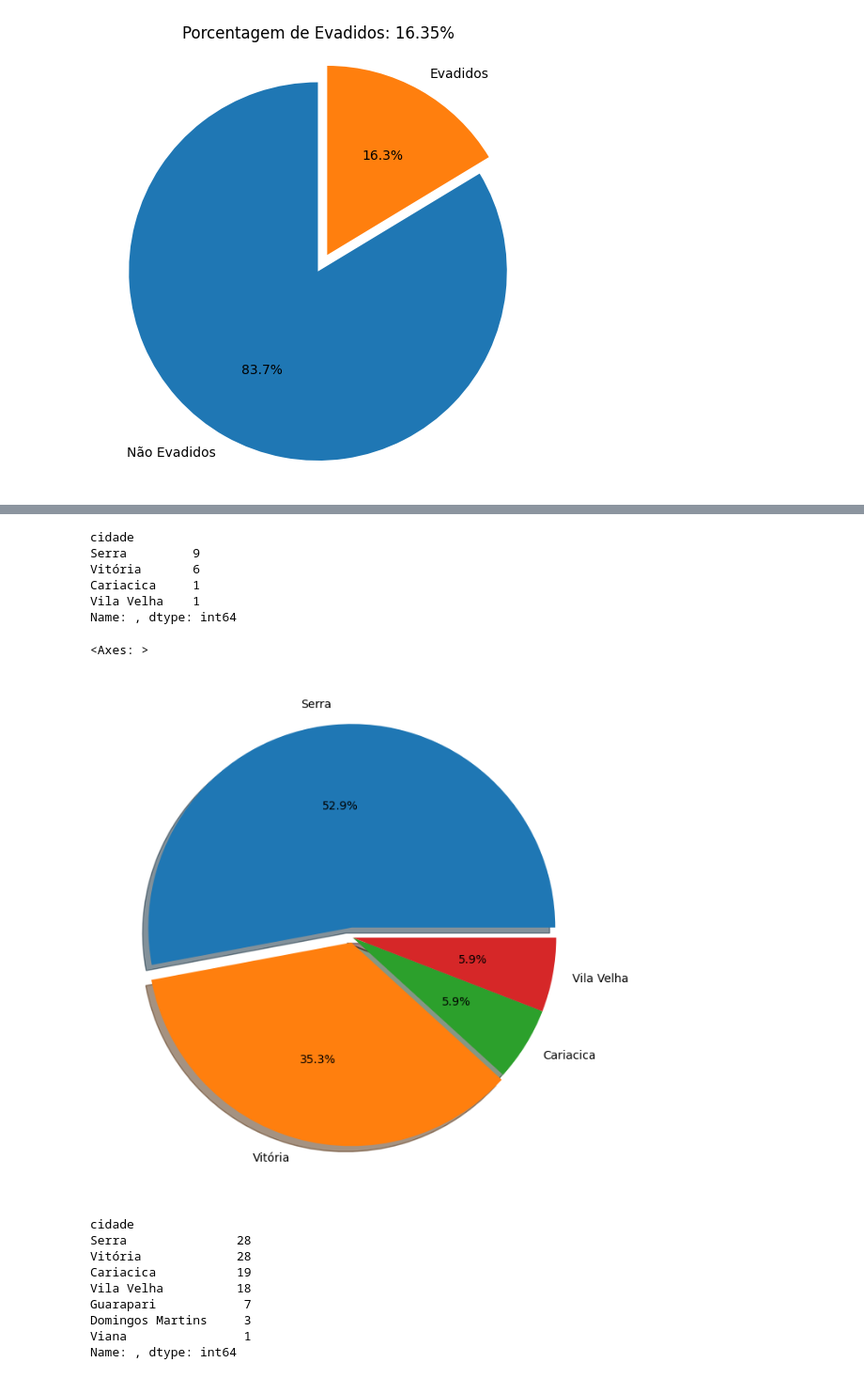
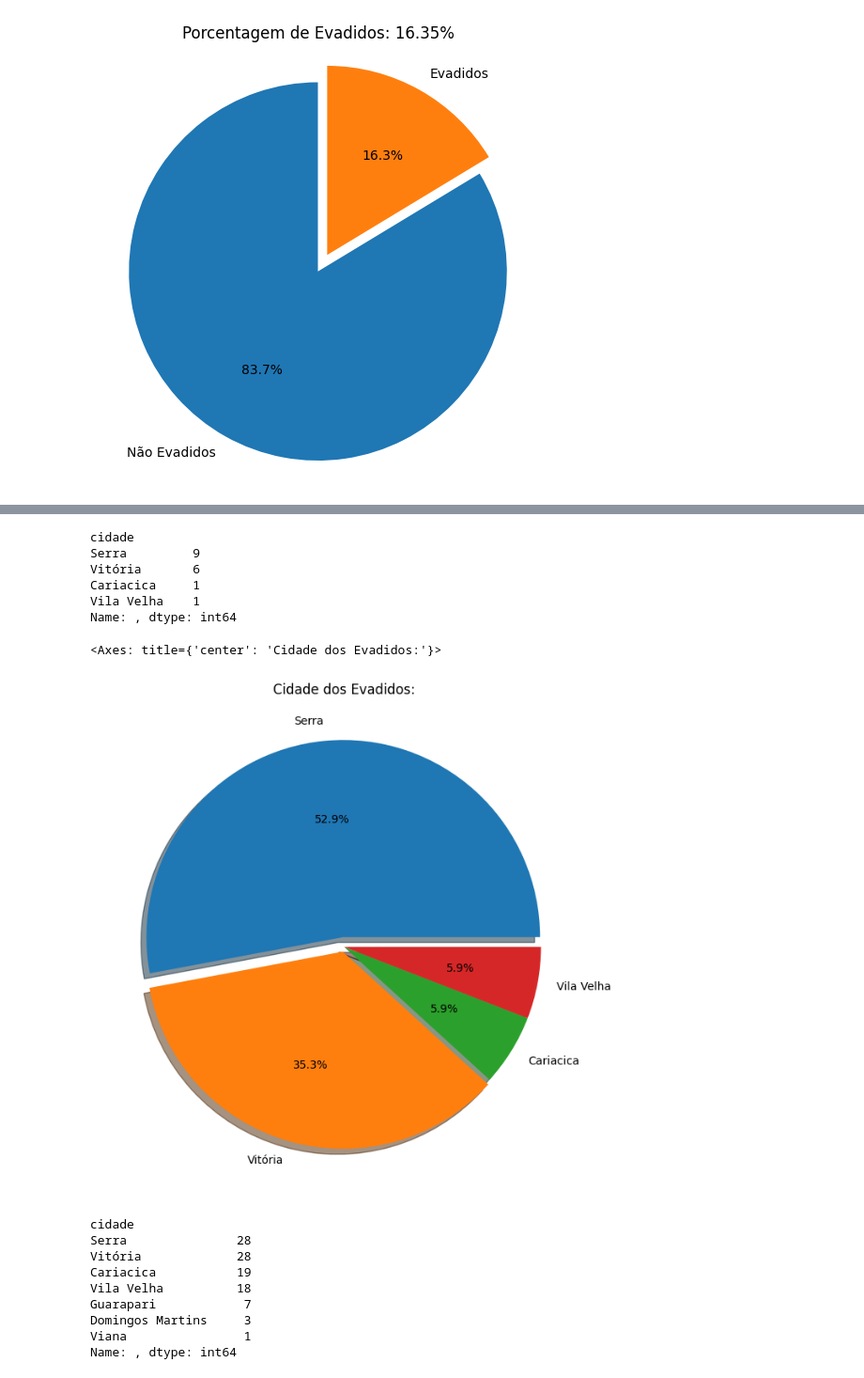
Before and after one commit to oeduardosg/introcomp, a Jupyter notebook: evadidos.ipynb, the cells around one changed output, grey strips where cells are left out. Shown at 94% size. Drawn from its saved outputs; the diff is of its cells as text; code cells hidden in the pictures.

```diff
--- a/evadidos.ipynb
+++ b/evadidos.ipynb
@@ -94,22 +94,23 @@ dados_evadidos
 # %%
 #Cidade, aqui a % é em relação ao total de evadidos
 
 cidade_evadidos = analisa(dados_evadidos, 'cidade', PCT, False)
 cidade_evadidos.plot.pie(
     figsize=(8, 8),
     autopct='%1.1f%%',
     shadow=True,
-    explode=(0.05, 0.025, 0, 0)
+    explode=(0.05, 0.025, 0, 0),
+    title = (f'Cidade dos Evadidos:')
 )
 # %% [output]
 cidade
 Serra         9
 Vitória       6
 Cariacica     1
 Vila Velha    1
 Name: , dtype: int64
-<Axes: >
+<Axes: title={'center': 'Cidade dos Evadidos:'}>
-[figure, old version]
+[figure, new version]
 # %%
 #Relacao entre quantidade de pessoas por cidade e quantidade de evadidos
 
```
Also changed, not shown: parts of 4 cells of this notebook.
